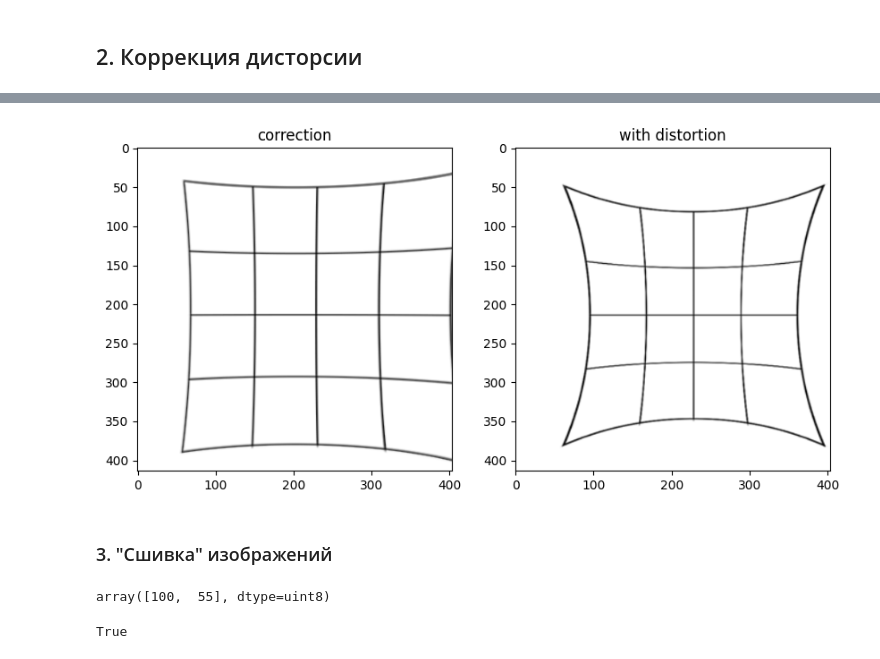
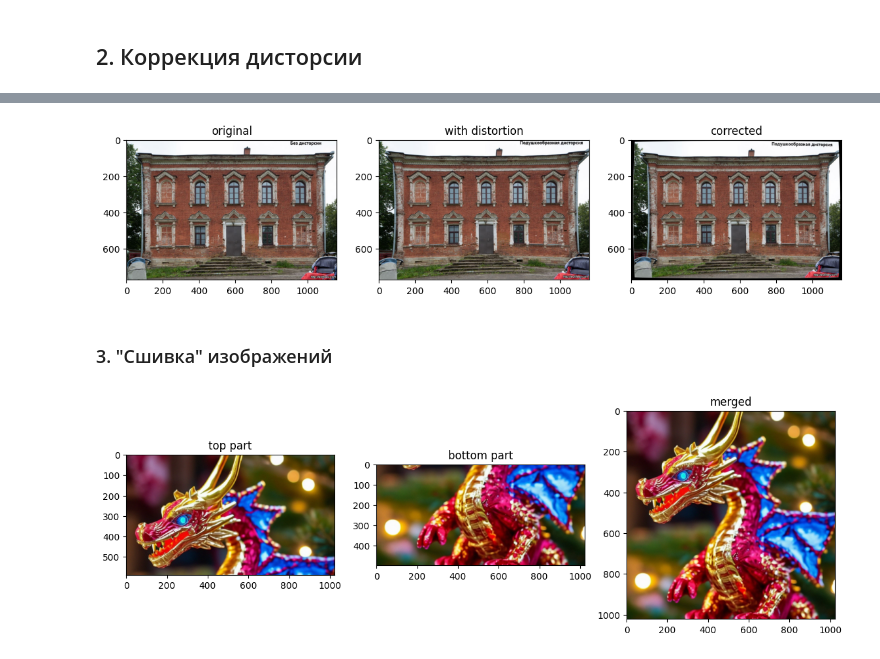
Before and after one commit to r73lan/openCV_python, a Jupyter notebook: lab2/lab2.ipynb, the cells around one changed output, grey strips where cells are left out. Cells and saved outputs as stored; diff of their text form; code cells hidden in the pictures.

```diff
--- a/lab2/lab2.ipynb
+++ b/lab2/lab2.ipynb
@@ -122,28 +93,61 @@ plt.show()
 # %%
-delta_R = (r[48, 61] - r[58, 73])
-F_3 = delta_R / (r[58,73] ** 3)
-r = r - F_3 * r ** 3
+I_normal = cv2.imread('normal.jpg')
+I_defect = cv2.imread('defect.jpg')
+I_normal = I_normal[:-1, :-1, :] #чтобы были одинаковые размеры изображений
+rows, cols = I_normal.shape[0:2]
+
+#создание сетки
+xi , yi = np.meshgrid(np.arange(cols), np.arange(rows))
+xmid = cols / 2.0
+ymid = rows / 2.0
+xi = xi - xmid
+yi = yi - ymid
+r, theta = cv2.cartToPolar(xi / xmid , yi / ymid )
+
+#определение точек, соответствующих одной точке реального изображения, коррекция дисторсии
+delta_R = (r[38, 65] - r[51, 74])
+F_3 = delta_R / (r[51, 74] ** 3)
+r = r + F_3 * r ** 3
 u, v = cv2.polarToCart(r, theta)
 u = u * xmid + xmid
 v = v * ymid + ymid
-I_barrel = cv2.remap(I_normal_shift, u.astype(np.float32), v.astype(np.float32), cv2.INTER_LINEAR)
+I_barrel = cv2.remap(I_defect, u.astype(np.float32), v.astype(np.float32), cv2.INTER_LINEAR)
 
-f, ax = plt.subplots(1,2, figsize=(10,10))
-ax[0].imshow(I_barrel, cmap='gray')
-ax[0].set_title('correction')
-ax[1].imshow(I_defect, cmap='gray')
+
+f, ax = plt.subplots(1,3, figsize=(14,14))
+ax[0].imshow(cv2.cvtColor(I_normal, cv2.COLOR_BGR2RGB))
+ax[0].set_title('original')
+ax[2].imshow(cv2.cvtColor(I_barrel, cv2.COLOR_BGR2RGB))
+ax[2].set_title('corrected')
+ax[1].imshow(cv2.cvtColor(I_defect, cv2.COLOR_BGR2RGB))
 ax[1].set_title('with distortion')
 plt.show()
 # %% [output]
-[figure, old version]
+[figure, new version]
 # %% [markdown]
 ### 3. "Сшивка" изображений
-# %%
-I_normal_shift[58:60,73]
-# %% [output]
-array([100,  55], dtype=uint8)
-# %%
-cv2.imwrite('I_normal_shift.jpg', I_normal_shift)
-cv2.imwrite('I_defect.jpg', I_defect)
-# %% [output]
-True
+# %%
+topPart = cv2.imread('top.png')
+botPart = cv2.imread('bottom.png')
+
+
+templ_size = 10
+templ = topPart[-templ_size:,:,:]
+res = cv2.matchTemplate( botPart, templ, cv2.TM_CCOEFF)
+min_val, max_val, min_loc, max_loc = cv2.minMaxLoc(res)
+
+result_img = np.zeros((topPart.shape[0] + botPart.shape[0] - max_loc[1] -
+                       templ_size, topPart.shape[1], topPart.shape[2]), dtype = np.uint8)
+result_img[0:topPart.shape[0], :, :] = topPart
+result_img[topPart.shape[0]:, :, :] = botPart[max_loc[1] + templ_size:, :, :]
+
+f, ax = plt.subplots(1,3, figsize=(14,14))
+ax[0].imshow(cv2.cvtColor(topPart, cv2.COLOR_BGR2RGB))
+ax[0].set_title('top part')
+ax[1].imshow(cv2.cvtColor(botPart, cv2.COLOR_BGR2RGB))
+ax[1].set_title('bottom part')
+ax[2].imshow(cv2.cvtColor(result_img, cv2.COLOR_BGR2RGB))
+ax[2].set_title('merged')
+plt.show()
+# %% [output]
+[figure, added]
```
Also changed, not shown: parts of 1 cell of this notebook, 10 other files.
